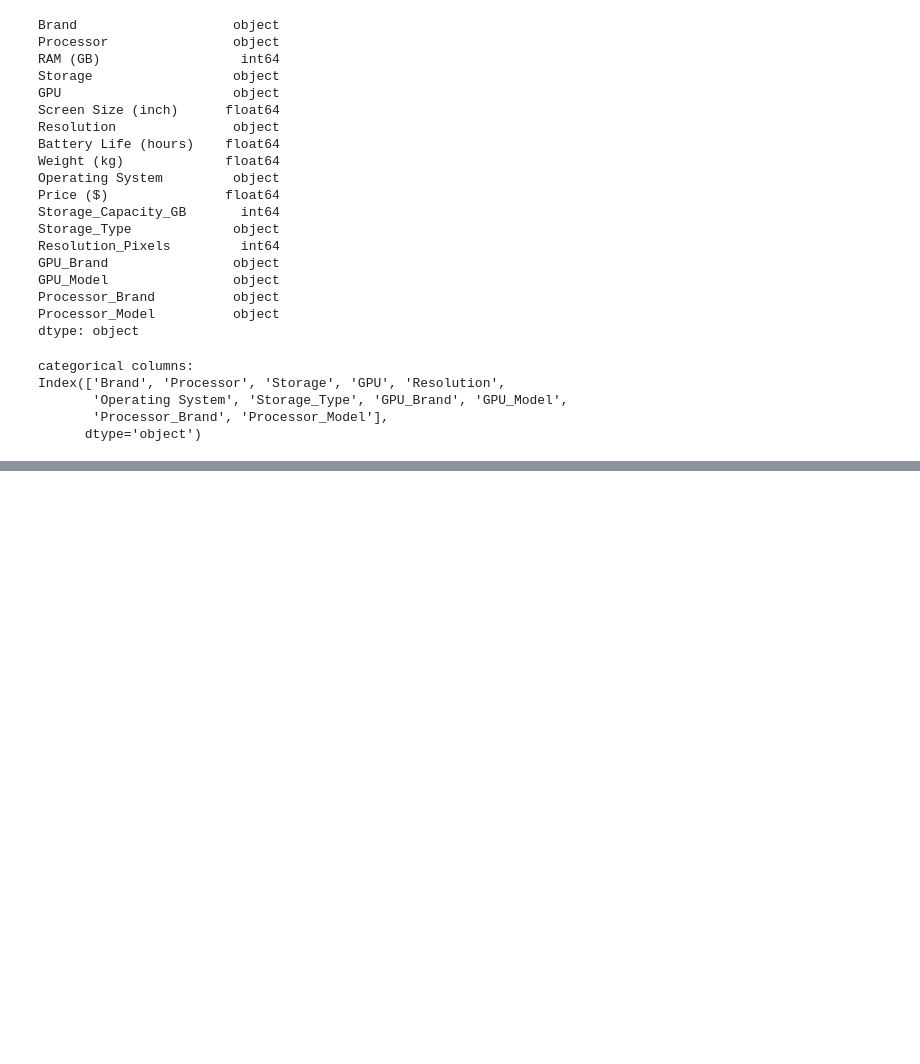
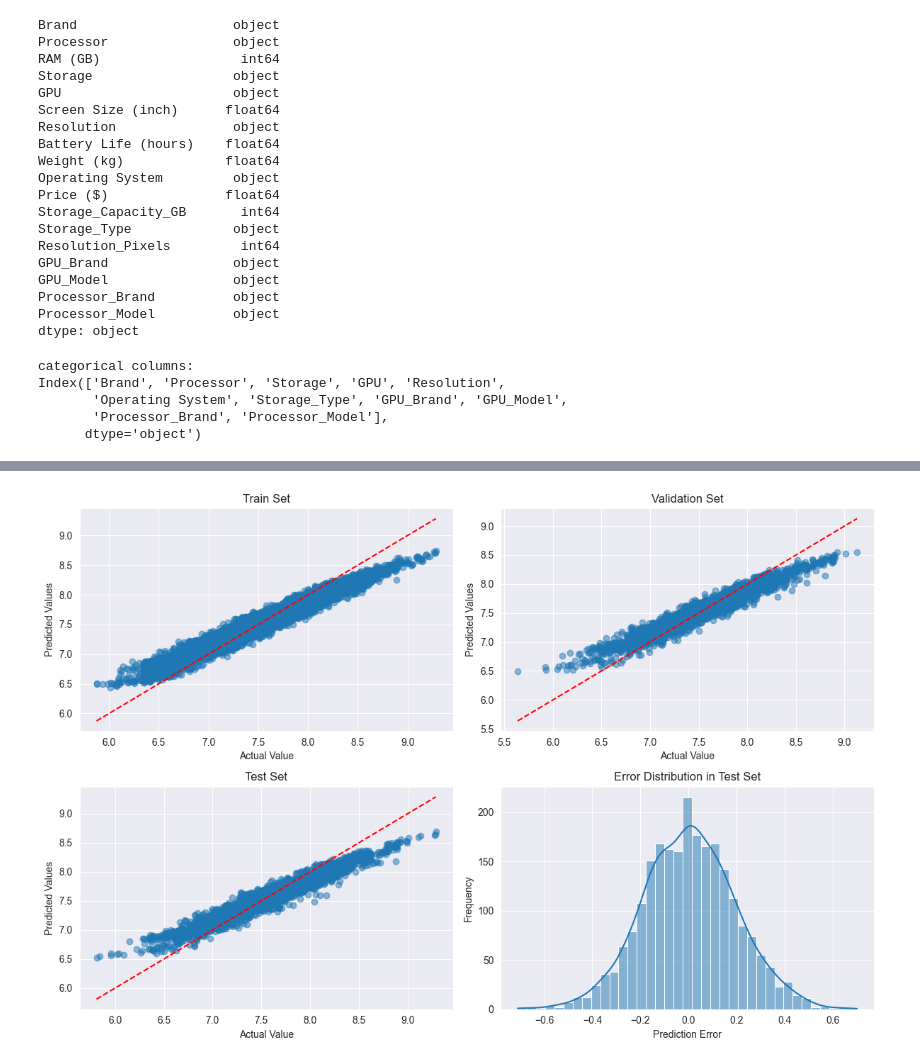
Before and after one commit to mobinym/Laptop_Price_Predict, a Jupyter notebook: Exercise 2.ipynb, the cells around one changed output, grey strips where cells are left out. Saved outputs shown, nothing was run; the diff lists cells and outputs as text; code cells hidden in the pictures; blank space fills up the shorter version.

```diff
--- a/Exercise 2.ipynb
+++ b/Exercise 2.ipynb
@@ -993,0 +685,4 @@ def plot_prediction_scatter():
+# %%
+plot_prediction_scatter()
+# %% [output]
+[figure, added]
```
Also changed, not shown: parts of 58 cells of this notebook, 1 other file.
